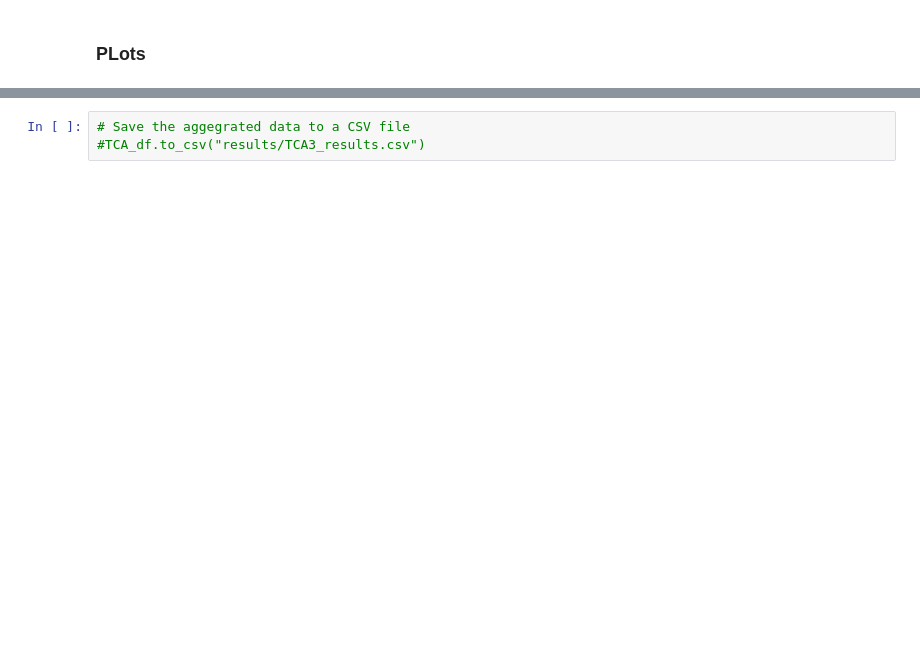
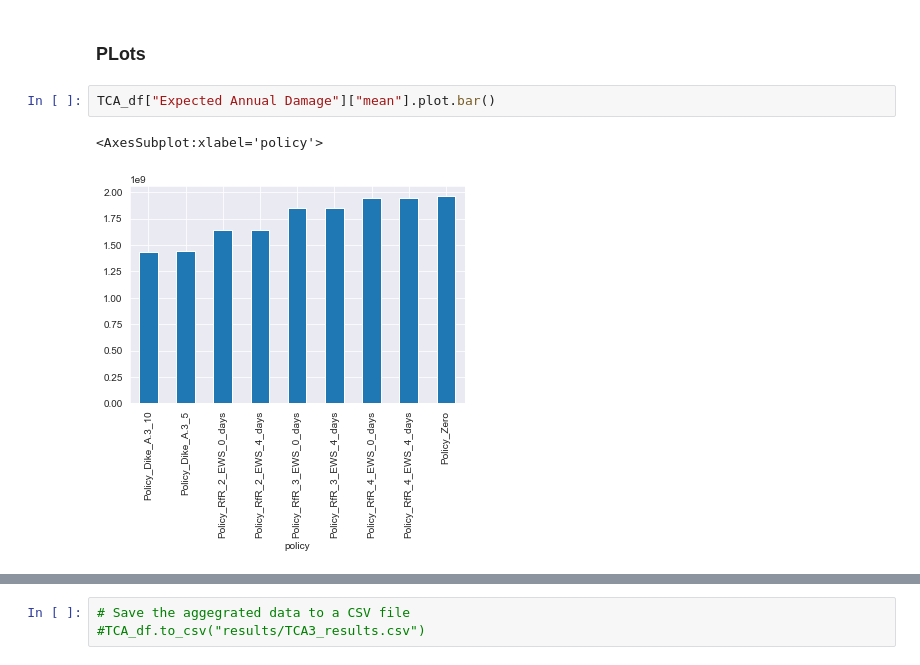
Before and after one commit to hannadenekamp/modelbased, a Jupyter notebook: Problem Formulations.ipynb, the cells around one changed output, grey strips where cells are left out. Saved outputs shown, nothing was run; the diff lists cells and outputs as text; blank space fills up the shorter version.

```diff
--- a/Problem Formulations.ipynb
+++ b/Problem Formulations.ipynb
@@ -236,3 +241,8 @@ TCA_df
 # %% [markdown]
 ### PLots
+# %%
+TCA_df["Expected Annual Damage"]["mean"].plot.bar()
+# %% [output]
+<AxesSubplot:xlabel='policy'>
+[figure, added]
 # %%
```
Also changed, not shown: parts of 7 cells of this notebook.
